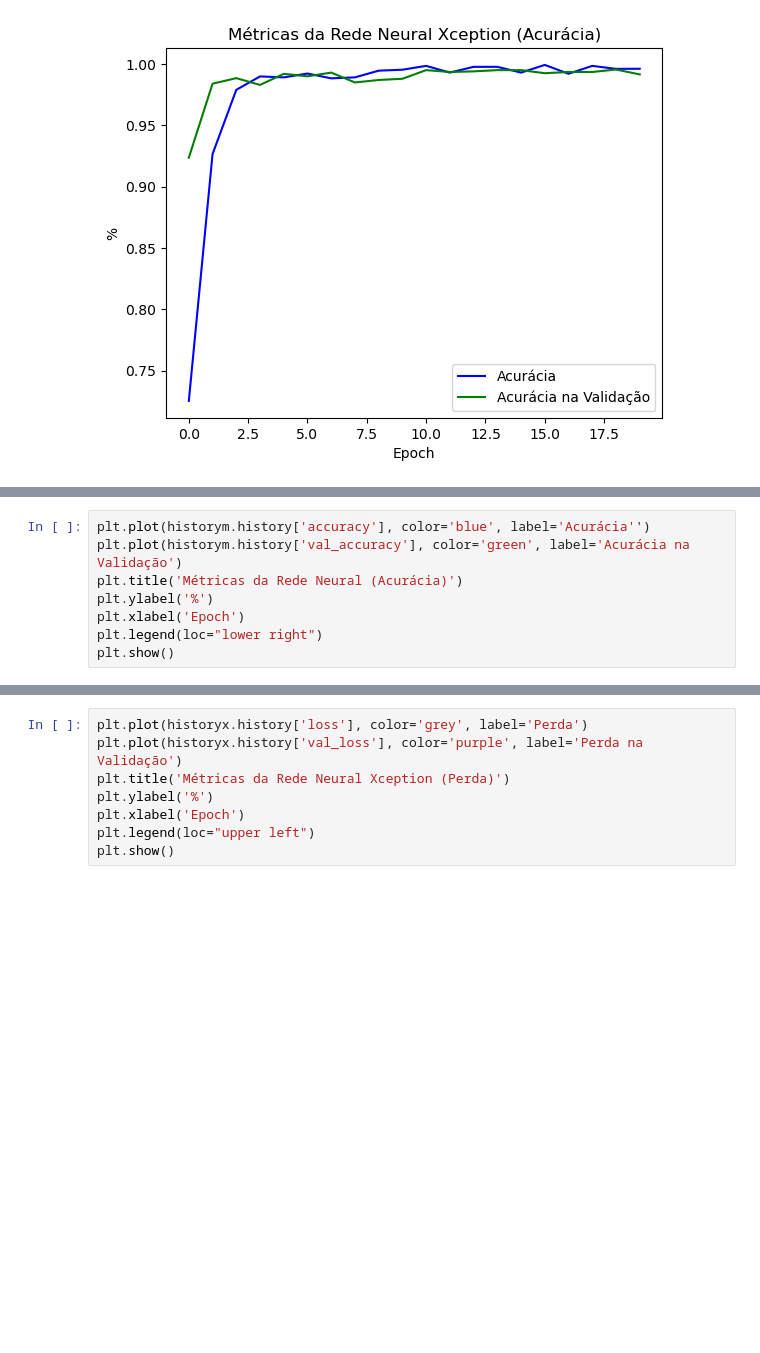
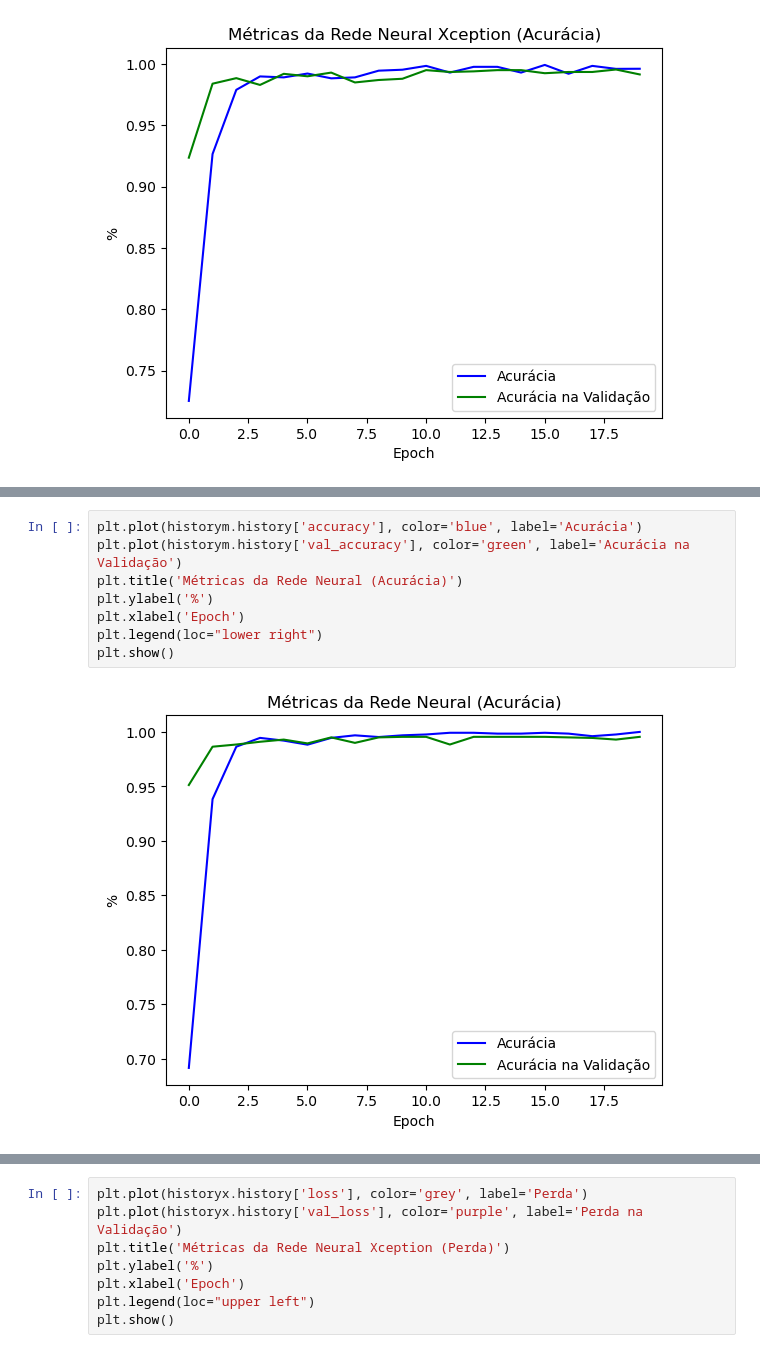
Before and after one commit to d-t-n/quality-inspection-ai-cv-deep-learning, a Jupyter notebook: Model-General-QC-portu-Integrated.ipynb, the cells around one changed output, grey strips where cells are left out. Drawn from its saved outputs; the diff is of its cells as text; blank space fills up the shorter version.

```diff
--- a/Model-General-QC-portu-Integrated.ipynb
+++ b/Model-General-QC-portu-Integrated.ipynb
@@ -539,9 +614,11 @@ plt.show()
 # %%
-plt.plot(historym.history['accuracy'], color='blue', label='Acurácia'')
+plt.plot(historym.history['accuracy'], color='blue', label='Acurácia')
 plt.plot(historym.history['val_accuracy'], color='green', label='Acurácia na Validação')
 plt.title('Métricas da Rede Neural (Acurácia)')
 plt.ylabel('%')
 plt.xlabel('Epoch')
 plt.legend(loc="lower right")
 plt.show()
+# %% [output]
+[figure, added]
 # %%
```
Also changed, not shown: parts of 21 cells of this notebook.
